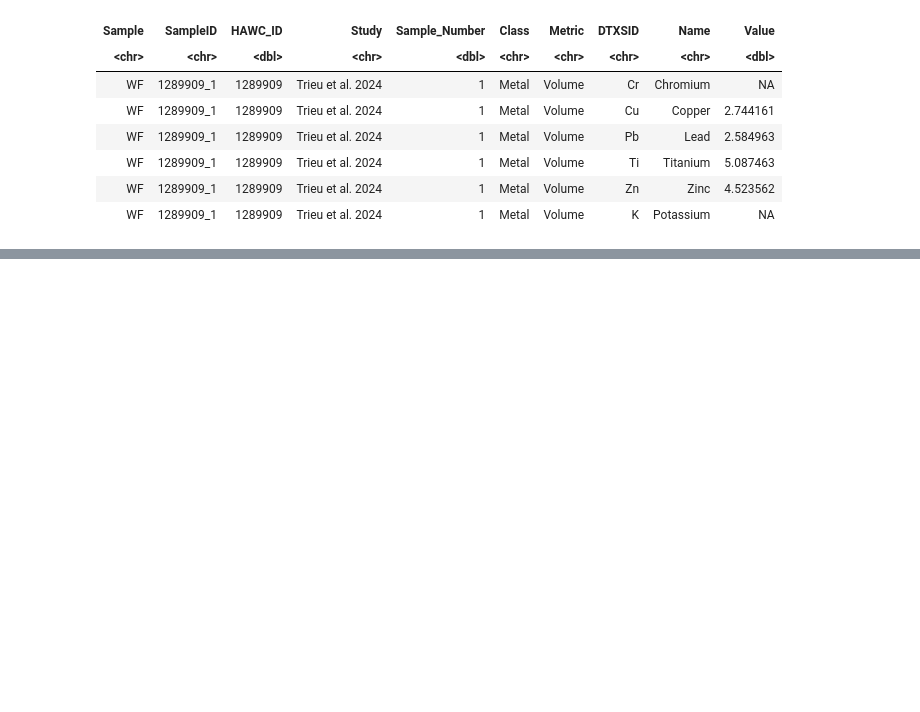
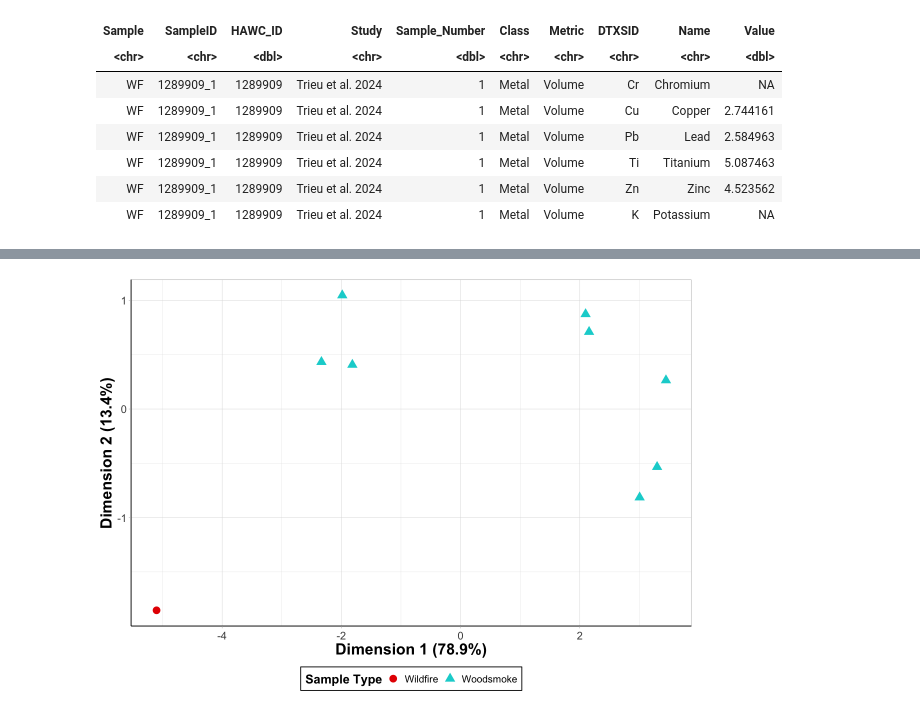
Before and after one commit to UNC-CEMALB/P1015.-Wildfire_Suffcient_Similiarity, a Jupyter notebook: 2. Cluster Analysis/NIPALS.ipynb, the cells around one changed output, grey strips where cells are left out. Cells and saved outputs as stored; diff of their text form; code cells hidden in the pictures; blank space fills up the shorter version.

```diff
--- a/2. Cluster Analysis/NIPALS.ipynb
+++ b/2. Cluster Analysis/NIPALS.ipynb
@@ -170,0 +173,19 @@ A matrix: 8 × 3 of type dbl
+# %%
+# creating 1 df with eigenvectors and metadata
+vol_nipals_df = data.frame(vol_nipals$scores[,1:2]) %>%
+               rownames_to_column(var = "SampleID")
+weight_nipals_df = data.frame(weight_nipals$scores[,1:2]) %>%
+               rownames_to_column(var = "SampleID")
+
+more_data_df = rbind(wider_vol_df[,1:5] %>%
+                                    rownames_to_column(var = "SampleID"),
+                         wider_weight_df[,1:5] %>%
+                                    rownames_to_column(var = "SampleID"))
+
+full_eigenvector_df = inner_join(rbind(vol_nipals_df, weight_nipals_df),
+                                             more_data_df) %>%
+    # cleaning variable names here
+    mutate(Sample = ifelse(Sample == "WS", "Woodsmoke",
+                                  ifelse(Sample == "WF", "Wildfire", Sample)))
+
+head(full_eigenvector_df)
@@ -170,0 +203,33 @@ A matrix: 8 × 3 of type dbl
+# %%
+options(repr.plot.width=10, repr.plot.height=7) #changing size
+vol_nipals_figure = ggplot() +
+  geom_point(data = full_eigenvector_df %>%
+           filter(Metric == 'Volume'), aes(x = t1, y = t2, color = Sample, shape = Sample),
+             size = 4, position = position_jitter(w = 0.2, h = 0.2), alpha = 1) +
+  # stat_ellipse(data = full_eigenvector_df %>%
+  #          filter(Metric == 'Volume'), aes(x = t1, y = t2, color = Sample)) +
+  # geom_text_repel(data = full_eigenvector_df %>%
+  #          filter(Metric == 'Volume', PC1 > 5),
+  #                 aes(x = PC1, y = PC2, color = Sample, label = SampleID),
+  #                 segment.size = 0, size = 5, show.legend = FALSE, nudge_y = 0.3) +
+
+  theme_light() +
+  theme(axis.text.x = element_text(vjust = 0.5), #rotating x labels/ moving x labels slightly to the left
+        axis.line = element_line(colour="black"), #making x and y axes black
+        axis.text = element_text(size = 13), #changing size of x axis labels
+        legend.title = element_text(face = 'bold', size = 15), #changes legend title
+        legend.text = element_text(size = 12), #changes legend text
+        legend.position = "bottom",
+        legend.background = element_rect(colour = 'black', fill = 'white', linetype = 'solid'),
+        axis.title = element_text(face = "bold", size = rel(1.7)), #changes axis titles
+        strip.text.x = element_text(size = 18, face = "bold"), #changes size of facet x axis
+        strip.text.y = element_text(size = 18, face = "bold")) + #changes size of facet y axis
+
+  labs(x = 'Dimension 1 (78.9%)', y = 'Dimension 2 (13.4%)', #changing axis labels
+       color = "Sample Type", shape = "Sample Type") + #changing legend title
+
+  scale_color_manual(values = c('#e60000', '#00d2d2'))
+
+vol_nipals_figure
+# %% [output]
+[figure, added]
```
Also changed, not shown: parts of 13 cells of this notebook.
